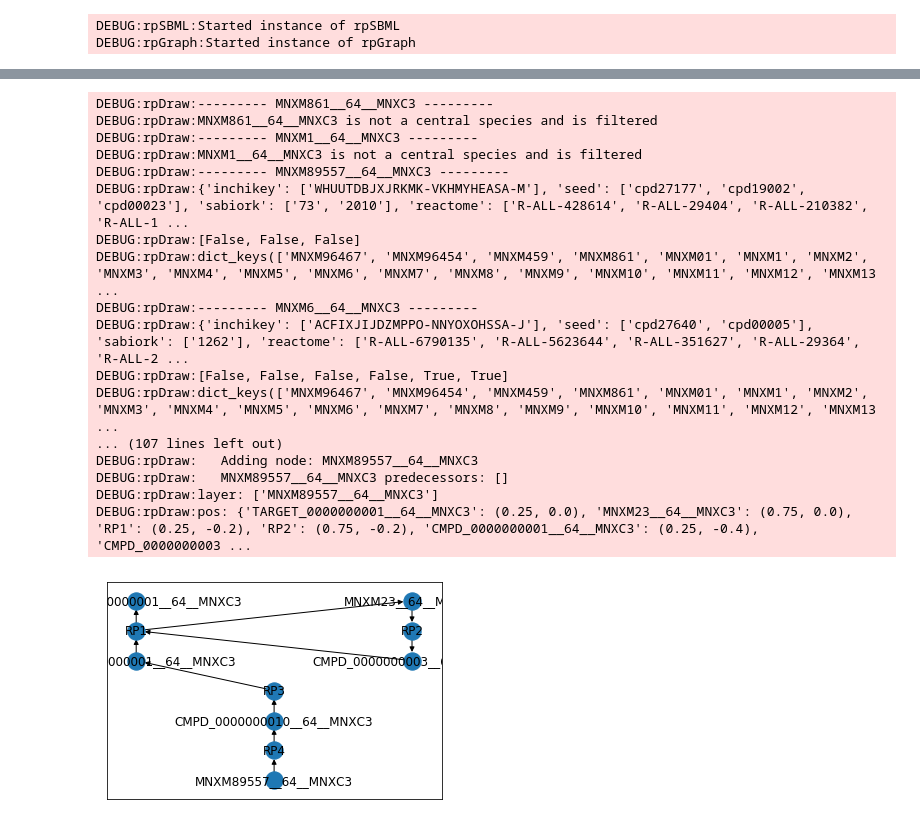
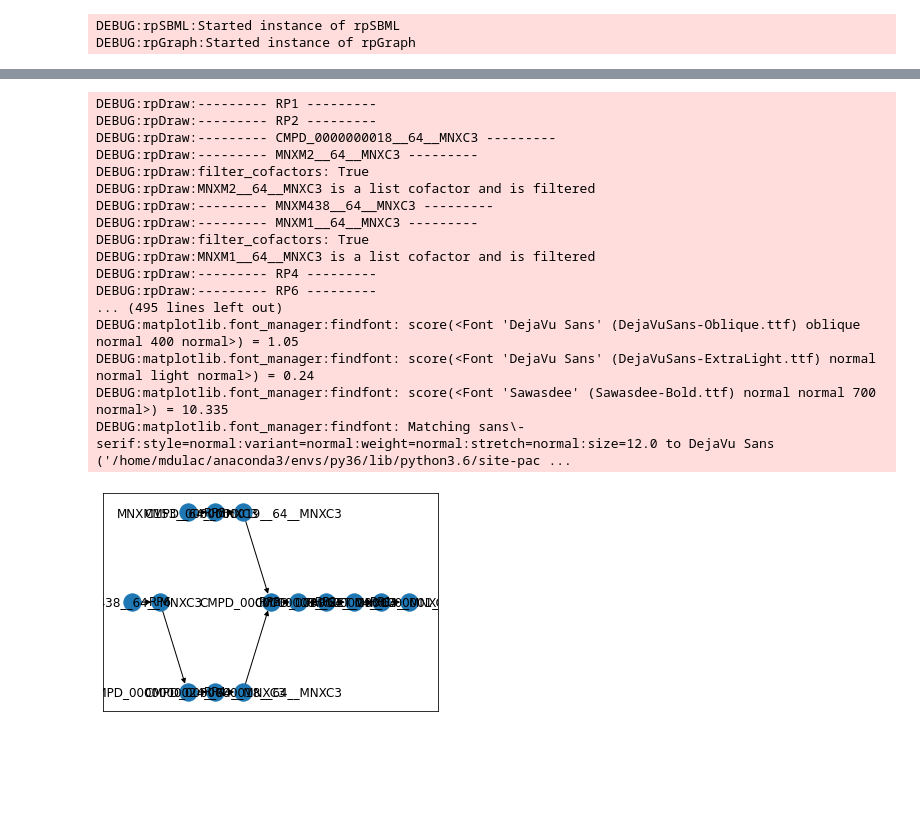
Before and after one commit to Melclic/metaxime, a Jupyter notebook: dev_svg.ipynb, the cells around one changed output, grey strips where cells are left out. Drawn from its saved outputs; the diff is of its cells as text; code cells hidden in the pictures; blank space fills up the shorter version.

```diff
--- a/dev_svg.ipynb
+++ b/dev_svg.ipynb
@@ -36,8 +36,12 @@ root_path = '/Users/melchior/Downloads/'
 
 #rpsbml = rpSBML.rpSBML('test', path=root_path+'Galaxy225-[Ranked_Pathways]/rp_1_3.sbml.xml')
 
-rpsbml = rpSBML.rpSBML('test', path=root_path+'rpglobalscore_101/rp_5_4.sbml.xml')
+#rpsbml = rpSBML.rpSBML('test', path=root_path+'rpglobalscore_101/rp_5_4.sbml.xml')
 #rpsbml = rpSBML.rpSBML('test', path='/home/mdulac/Downloads/rpglobalscore_104/rp_5_1.sbml.xml')
+#rpsbml = rpSBML.rpSBML('test', path='/home/mdulac/Downloads/rpglobalscore_104/rp_36_1.sbml.xml')
+#rpsbml = rpSBML.rpSBML('test', path='/home/mdulac/Downloads/rpglobalscore_104/rp_47_2.sbml.xml')
+rpsbml = rpSBML.rpSBML('test', path='/home/mdulac/Downloads/rpglobalscore_104/rp_61_1.sbml.xml')
+
 
 rpgraph = rpGraph.rpGraph(rpsbml)
 rpdraw = rpDraw.rpDraw()
@@ -316,30 +311,30 @@ DEBUG:matplotlib.font_manager:findfont: Matching :family=sans-serif:style=normal
 # %%
-plot_only_central=False,
-filter_cofactors=True,
+plot_only_central=False
+filter_cofactors=True
 filter_sink_species=True
 #gather all the inchis and convert to svg
 resG, pos = rpdraw._hierarchy_pos(rpgraph.G,
                                   [i for i in rpgraph.G.nodes if 'TARGET' in i][0],
                                   plot_only_central=plot_only_central,
                                   filter_cofactors=filter_cofactors,
                                   filter_sink_species=filter_sink_species)
 nx.draw_networkx(resG, pos=pos)
 # %% [output]
-DEBUG:rpDraw:--------- MNXM861__64__MNXC3 ---------
-DEBUG:rpDraw:MNXM861__64__MNXC3 is not a central species and is filtered
+DEBUG:rpDraw:--------- RP1 ---------
+DEBUG:rpDraw:--------- RP2 ---------
+DEBUG:rpDraw:--------- CMPD_0000000018__64__MNXC3 ---------
+DEBUG:rpDraw:--------- MNXM2__64__MNXC3 ---------
+DEBUG:rpDraw:filter_cofactors: True
+DEBUG:rpDraw:MNXM2__64__MNXC3 is a list cofactor and is filtered
+DEBUG:rpDraw:--------- MNXM438__64__MNXC3 ---------
 DEBUG:rpDraw:--------- MNXM1__64__MNXC3 ---------
-DEBUG:rpDraw:MNXM1__64__MNXC3 is not a central species and is filtered
-DEBUG:rpDraw:--------- MNXM89557__64__MNXC3 ---------
-DEBUG:rpDraw:{'inchikey': ['WHUUTDBJXJRKMK-VKHMYHEASA-M'], 'seed': ['cpd27177', 'cpd19002', 'cpd00023'], 'sabiork': ['73', '2010'], 'reactome': ['R-ALL-428614', 'R-ALL-29404', 'R-ALL-210382', 'R-ALL-1 ...
-DEBUG:rpDraw:[False, False, False]
-DEBUG:rpDraw:dict_keys(['MNXM96467', 'MNXM96454', 'MNXM459', 'MNXM861', 'MNXM01', 'MNXM1', 'MNXM2', 'MNXM3', 'MNXM4', 'MNXM5', 'MNXM6', 'MNXM7', 'MNXM8', 'MNXM9', 'MNXM10', 'MNXM11', 'MNXM12', 'MNXM13 ...
-DEBUG:rpDraw:--------- MNXM6__64__MNXC3 ---------
-DEBUG:rpDraw:{'inchikey': ['ACFIXJIJDZMPPO-NNYOXOHSSA-J'], 'seed': ['cpd27640', 'cpd00005'], 'sabiork': ['1262'], 'reactome': ['R-ALL-6790135', 'R-ALL-5623644', 'R-ALL-351627', 'R-ALL-29364', 'R-ALL-2 ...
-DEBUG:rpDraw:[False, False, False, False, True, True]
-DEBUG:rpDraw:dict_keys(['MNXM96467', 'MNXM96454', 'MNXM459', 'MNXM861', 'MNXM01', 'MNXM1', 'MNXM2', 'MNXM3', 'MNXM4', 'MNXM5', 'MNXM6', 'MNXM7', 'MNXM8', 'MNXM9', 'MNXM10', 'MNXM11', 'MNXM12', 'MNXM13 ...
-... (107 lines left out)
-DEBUG:rpDraw:   Adding node: MNXM89557__64__MNXC3
-DEBUG:rpDraw:   MNXM89557__64__MNXC3 predecessors: []
-DEBUG:rpDraw:layer: ['MNXM89557__64__MNXC3']
-DEBUG:rpDraw:pos: {'TARGET_0000000001__64__MNXC3': (0.25, 0.0), 'MNXM23__64__MNXC3': (0.75, 0.0), 'RP1': (0.25, -0.2), 'RP2': (0.75, -0.2), 'CMPD_0000000001__64__MNXC3': (0.25, -0.4), 'CMPD_0000000003 ...
+DEBUG:rpDraw:filter_cofactors: True
+DEBUG:rpDraw:MNXM1__64__MNXC3 is a list cofactor and is filtered
+DEBUG:rpDraw:--------- RP4 ---------
+DEBUG:rpDraw:--------- RP6 ---------
+... (495 lines left out)
+DEBUG:matplotlib.font_manager:findfont: score(<Font 'DejaVu Sans' (DejaVuSans-Oblique.ttf) oblique normal 400 normal>) = 1.05
+DEBUG:matplotlib.font_manager:findfont: score(<Font 'DejaVu Sans' (DejaVuSans-ExtraLight.ttf) normal normal light normal>) = 0.24
+DEBUG:matplotlib.font_manager:findfont: score(<Font 'Sawasdee' (Sawasdee-Bold.ttf) normal normal 700 normal>) = 10.335
+DEBUG:matplotlib.font_manager:findfont: Matching sans\-serif:style=normal:variant=normal:weight=normal:stretch=normal:size=12.0 to DejaVu Sans ('/home/mdulac/anaconda3/envs/py36/lib/python3.6/site-pac ...
-[figure, old version]
+[figure, new version]
```
Also changed, not shown: parts of 32 cells of this notebook, 2 other files.
